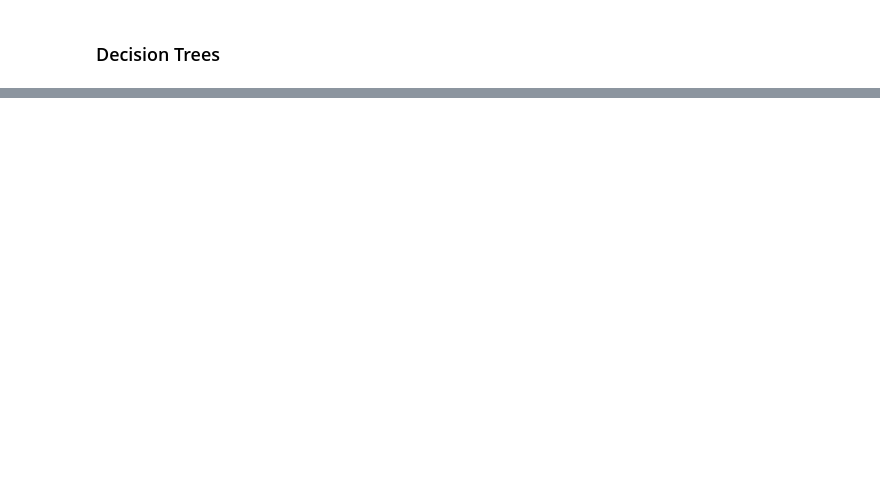
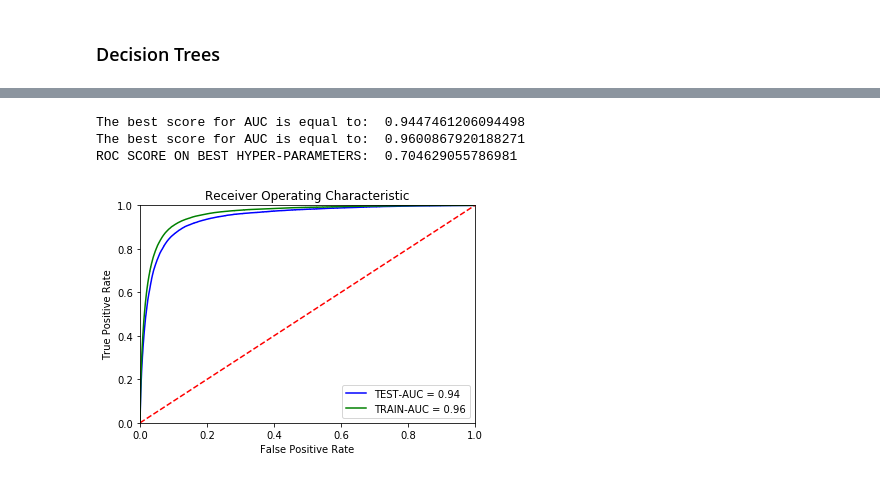
Before and after one commit to aman-sawarn/Quora-Insincere-Question-Prediction, a Jupyter notebook: Model.ipynb, the cells around one changed output, grey strips where cells are left out. Saved outputs shown, nothing was run; the diff lists cells and outputs as text; code cells hidden in the pictures; blank space fills up the shorter version.

```diff
--- a/Model.ipynb
+++ b/Model.ipynb
@@ -415,0 +447,37 @@ plt.show()
+# %%
+lr = LogisticRegression(C=c_value, penalty='l1')
+lr.fit(X_train_bow, y_train)
+pred1=lr.predict_proba(X_test_bow)[:,1]
+pred2=lr.predict_proba(X_train_bow)[:,1]
+
+
+print('The best score for AUC is equal to: ', roc_auc_score(y_test, pred1))
+print('The best score for AUC is equal to: ', roc_auc_score(y_train, pred2))
+
+score1=roc_auc_score(y_test, pred1)
+score2=roc_auc_score(y_train, pred2)
+cm = confusion_matrix(y_test, pred1.round())
+
+
+print('ROC SCORE ON BEST HYPER-PARAMETERS: ', score)
+fpr1, tpr1, threshold = roc_curve(y_test, pred1)
+fpr2, tpr2, threshold = roc_curve(y_train, pred2)
+roc_auc1 = auc(fpr1, tpr1)
+roc_auc2 = auc(fpr2, tpr2)
+import matplotlib.pyplot as plt
+plt.title('Receiver Operating Characteristic')
+plt.plot(fpr1, tpr1, 'b', label='TEST-AUC = %0.2f' % score1)
+plt.plot(fpr2, tpr2, 'g', label = 'TRAIN-AUC = %0.2f' % score2)
+plt.legend(loc = 'lower right')
+plt.plot([0, 1], [0, 1],'r--')
+plt.xlim([0, 1])
+plt.ylim([0, 1])
+plt.ylabel('True Positive Rate')
+plt.xlabel('False Positive Rate')
+plt.legend()
+plt.show()
+# %% [output]
+The best score for AUC is equal to:  0.9447461206094498
+The best score for AUC is equal to:  0.9600867920188271
+ROC SCORE ON BEST HYPER-PARAMETERS:  0.704629055786981
+[figure, added]
```
Also changed, not shown: parts of 51 cells of this notebook.
